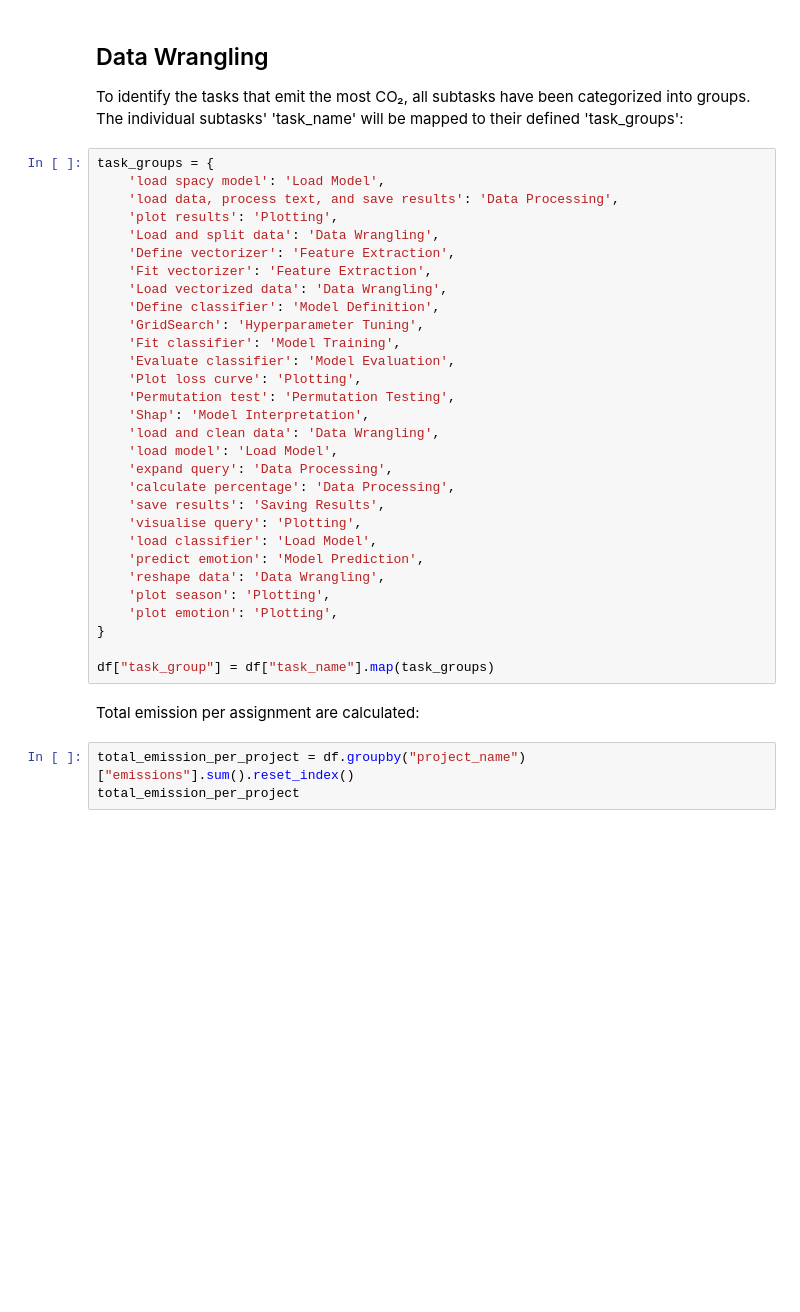
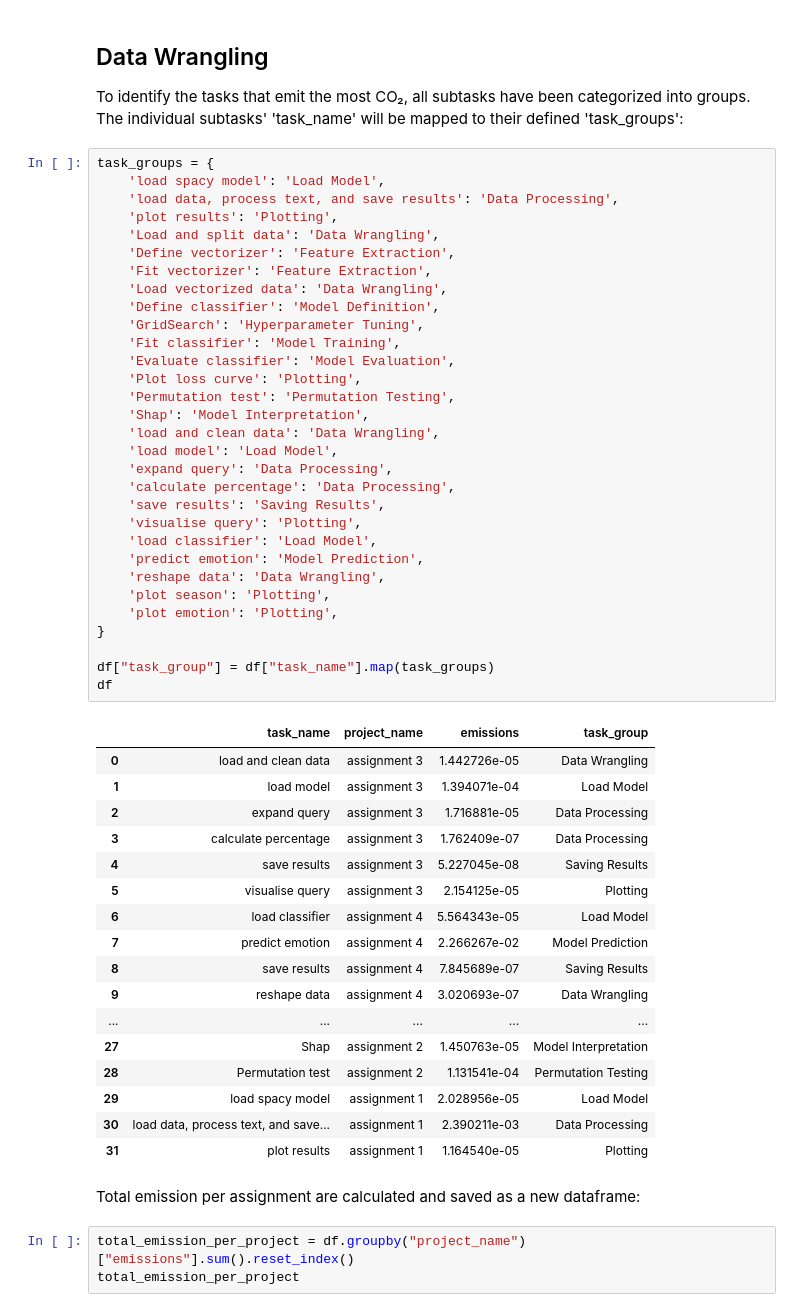
Before and after one commit to SMosegaard/cds-lang, a Jupyter notebook: assignments/assignment-5/src/inspect_environmental_impact.ipynb, the cells around one changed output. Drawn from its saved outputs; the diff is of its cells as text; blank space fills up the shorter version.

```diff
--- a/assignments/assignment-5/src/inspect_environmental_impact.ipynb
+++ b/assignments/assignment-5/src/inspect_environmental_impact.ipynb
@@ -45,35 +56,54 @@ To identify the tasks that emit the most CO₂, all subtasks have been categoriz
 # %%
 task_groups = {
     'load spacy model': 'Load Model',
     'load data, process text, and save results': 'Data Processing',
     'plot results': 'Plotting',
     'Load and split data': 'Data Wrangling',
     'Define vectorizer': 'Feature Extraction',
     'Fit vectorizer': 'Feature Extraction',
     'Load vectorized data': 'Data Wrangling',
     'Define classifier': 'Model Definition',
     'GridSearch': 'Hyperparameter Tuning',
     'Fit classifier': 'Model Training',
     'Evaluate classifier': 'Model Evaluation',
     'Plot loss curve': 'Plotting',
     'Permutation test': 'Permutation Testing',
     'Shap': 'Model Interpretation',
     'load and clean data': 'Data Wrangling',
     'load model': 'Load Model',
     'expand query': 'Data Processing',
     'calculate percentage': 'Data Processing',
     'save results': 'Saving Results',
     'visualise query': 'Plotting',
     'load classifier': 'Load Model',
     'predict emotion': 'Model Prediction',
     'reshape data': 'Data Wrangling',
     'plot season': 'Plotting',
     'plot emotion': 'Plotting',
 }
 
 df["task_group"] = df["task_name"].map(task_groups)
+df
+# %% [output]
+|  | task_name | project_name | emissions | task_group |
+| 0 | load and clean data | assignment 3 | 1.442726e-05 | Data Wrangling |
+| 1 | load model | assignment 3 | 1.394071e-04 | Load Model |
+| 2 | expand query | assignment 3 | 1.716881e-05 | Data Processing |
+| 3 | calculate percentage | assignment 3 | 1.762409e-07 | Data Processing |
+| 4 | save results | assignment 3 | 5.227045e-08 | Saving Results |
+| 5 | visualise query | assignment 3 | 2.154125e-05 | Plotting |
+| 6 | load classifier | assignment 4 | 5.564343e-05 | Load Model |
+| 7 | predict emotion | assignment 4 | 2.266267e-02 | Model Prediction |
+| 8 | save results | assignment 4 | 7.845689e-07 | Saving Results |
+| 9 | reshape data | assignment 4 | 3.020693e-07 | Data Wrangling |
+| ... | ... | ... | ... | ... |
+| 27 | Shap | assignment 2 | 1.450763e-05 | Model Interpretation |
+| 28 | Permutation test | assignment 2 | 1.131541e-04 | Permutation Testing |
+| 29 | load spacy model | assignment 1 | 2.028956e-05 | Load Model |
+| 30 | load data, process text, and save... | assignment 1 | 2.390211e-03 | Data Processing |
+| 31 | plot results | assignment 1 | 1.164540e-05 | Plotting |
 # %% [markdown]
-Total emission per assignment are calculated:
+Total emission per assignment are calculated and saved as a new dataframe:
 # %%
 total_emission_per_project = df.groupby("project_name")["emissions"].sum().reset_index()
 total_emission_per_project
```
Also changed, not shown: parts of 4 cells of this notebook.
